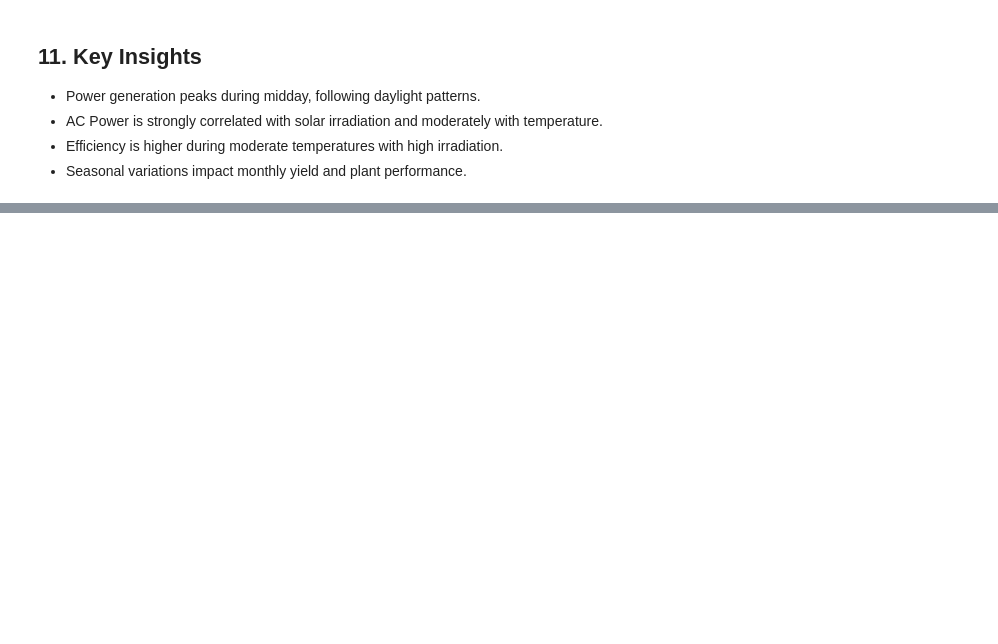
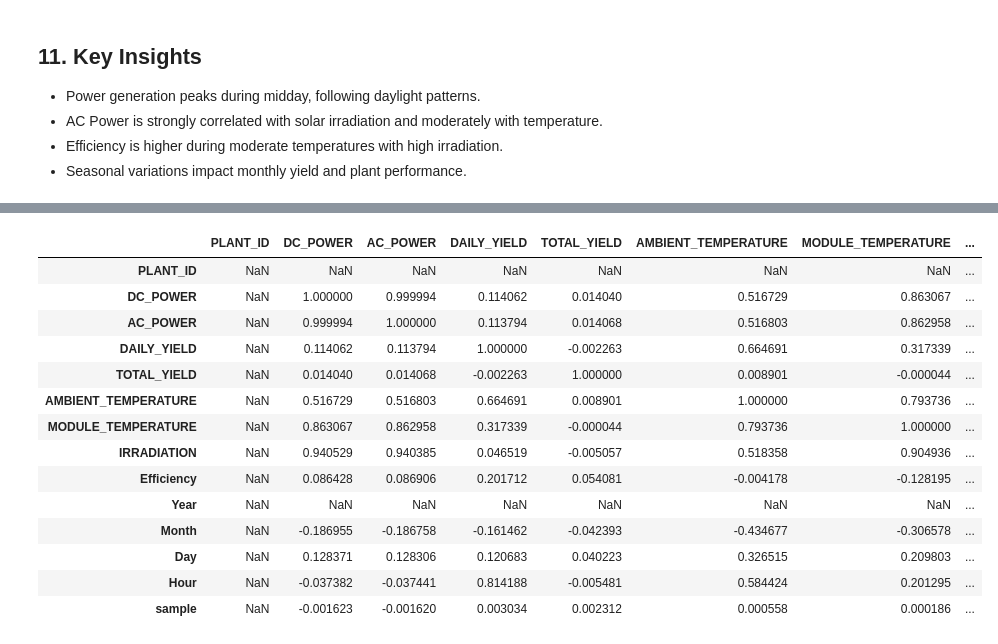
Before and after one commit to Etim-Antai/Global-Energy-Analysis, a Jupyter notebook: solar-energy-analysis.ipynb, the cells around one changed output, grey strips where cells are left out. Drawn from its saved outputs; the diff is of its cells as text; code cells hidden in the pictures; blank space fills up the shorter version.

```diff
--- a/solar-energy-analysis.ipynb
+++ b/solar-energy-analysis.ipynb
@@ -407,3 +407,21 @@ fig.update_yaxes(title_text="AC Power / Efficiency / Yield")
 fig.show()
 # %% [output]
 [interactive output not drawn]
+# %%
+df.corr(numeric_only=True)
+# %% [output]
+|  | PLANT_ID | DC_POWER | AC_POWER | DAILY_YIELD | TOTAL_YIELD | AMBIENT_TEMPERATURE | MODULE_TEMPERATURE | ... |
+| PLANT_ID | NaN | NaN | NaN | NaN | NaN | NaN | NaN | ... |
+| DC_POWER | NaN | 1.000000 | 0.999994 | 0.114062 | 0.014040 | 0.516729 | 0.863067 | ... |
+| AC_POWER | NaN | 0.999994 | 1.000000 | 0.113794 | 0.014068 | 0.516803 | 0.862958 | ... |
+| DAILY_YIELD | NaN | 0.114062 | 0.113794 | 1.000000 | -0.002263 | 0.664691 | 0.317339 | ... |
+| TOTAL_YIELD | NaN | 0.014040 | 0.014068 | -0.002263 | 1.000000 | 0.008901 | -0.000044 | ... |
+| AMBIENT_TEMPERATURE | NaN | 0.516729 | 0.516803 | 0.664691 | 0.008901 | 1.000000 | 0.793736 | ... |
+| MODULE_TEMPERATURE | NaN | 0.863067 | 0.862958 | 0.317339 | -0.000044 | 0.793736 | 1.000000 | ... |
+| IRRADIATION | NaN | 0.940529 | 0.940385 | 0.046519 | -0.005057 | 0.518358 | 0.904936 | ... |
+| Efficiency | NaN | 0.086428 | 0.086906 | 0.201712 | 0.054081 | -0.004178 | -0.128195 | ... |
+| Year | NaN | NaN | NaN | NaN | NaN | NaN | NaN | ... |
+| Month | NaN | -0.186955 | -0.186758 | -0.161462 | -0.042393 | -0.434677 | -0.306578 | ... |
+| Day | NaN | 0.128371 | 0.128306 | 0.120683 | 0.040223 | 0.326515 | 0.209803 | ... |
+| Hour | NaN | -0.037382 | -0.037441 | 0.814188 | -0.005481 | 0.584424 | 0.201295 | ... |
+| sample | NaN | -0.001623 | -0.001620 | 0.003034 | 0.002312 | 0.000558 | 0.000186 | ... |
```
Also changed, not shown: parts of 1 cell of this notebook.
